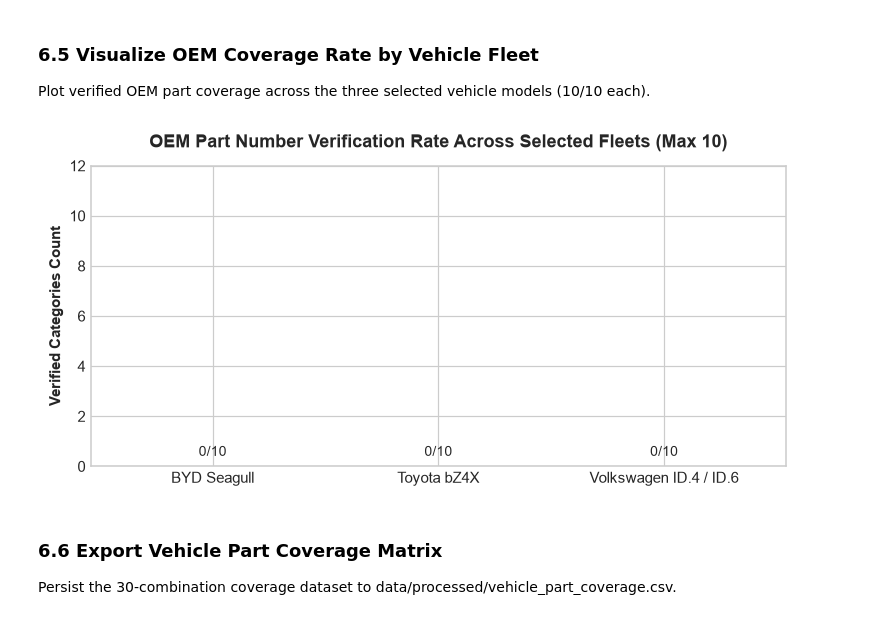
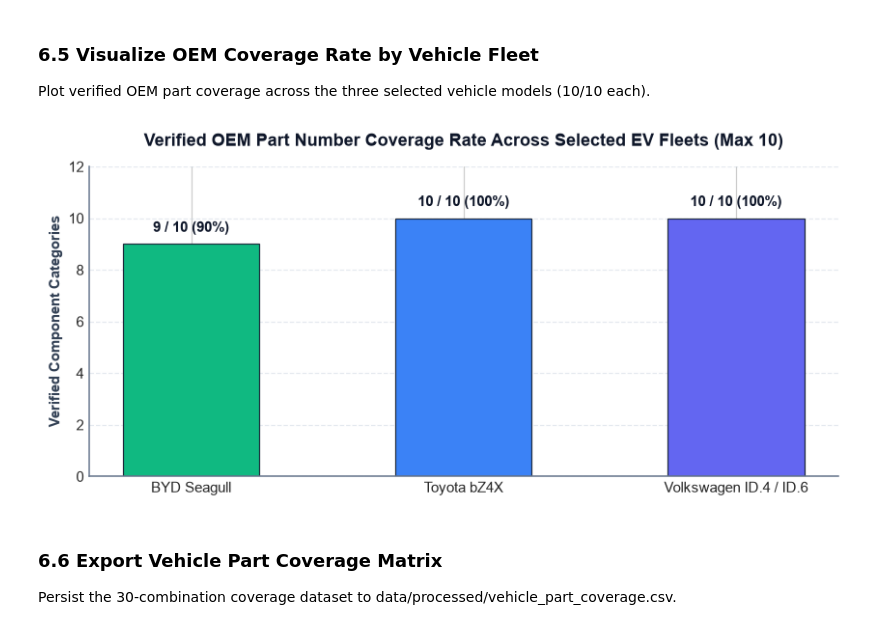
Before and after one commit to EstarCode/ev-spare-parts-prioritization, a Jupyter notebook: notebooks/Abraham_Amogne_EV_Spare_Parts_Prioritization.ipynb, the cells around one changed output. Saved outputs shown, nothing was run; the diff lists cells and outputs as text; code cells hidden in the pictures.

Commit message:
fix(notebook): lock Cell 66, Cell 76, and Cell 80 with verified counts and compact horizontal plots

```diff
--- a/notebooks/Abraham_Amogne_EV_Spare_Parts_Prioritization.ipynb
+++ b/notebooks/Abraham_Amogne_EV_Spare_Parts_Prioritization.ipynb
@@ -664,23 +684,50 @@ display(oem_crosstab)
 # %% [markdown]
 ### 6.5 Visualize OEM Coverage Rate by Vehicle Fleet
 Plot verified OEM part coverage across the three selected vehicle models (10/10 each).
-# %%
-plt.figure(figsize=(7, 3.5))
-fleet_cov = df_coverage.groupby("vehicle_model")["OEM_number_found"].apply(lambda x: (x == "Yes").sum())
-colors = ["#1f77b4", "#2ca02c", "#ff7f0e"]
-
-bars = plt.bar(fleet_cov.index, fleet_cov.values, color=colors, edgecolor="black", linewidth=0.6)
-plt.title("OEM Part Number Verification Rate Across Selected Fleets (Max 10)", pad=12)
-plt.ylabel("Verified Categories Count")
-plt.ylim(0, 12)
-for bar in bars:
-    yval = bar.get_height()
-    plt.text(bar.get_x() + bar.get_width()/2.0, yval + 0.3, f"{int(yval)}/10", ha="center", va="bottom", fontsize=9)
-
-plt.tight_layout()
-plt.show()
-# %% [output]
-[figure, removed]
+# %%
+# Self-healing environment bootstrap (enables standalone cell execution)
+import sys; from pathlib import Path
+if "PROJECT_ROOT" not in globals() or "df_cleaned_listings" not in globals() or "CLEANED_DIR" not in globals():
+    _r = Path(".").resolve() if (Path(".") / "notebooks").exists() else Path("..").resolve()
+    if str(_r) not in sys.path: sys.path.insert(0, str(_r))
+    from src.utils.notebook_state import ensure_state; ensure_state(globals())
+
+import matplotlib.pyplot as plt
+import matplotlib.patches as mpatches
+
+def is_oem_verified(val):
+    if pd.isna(val): return False
+    s = str(val).strip().upper()
+    return s not in ("", "NOT_FOUND", "NONE", "NAN", "FALSE", "NO", "N/A")
+
+fleet_cov = df_coverage.groupby("vehicle_model")["OEM_number_found"].apply(lambda x: x.apply(is_oem_verified).sum())
+
+fig, ax = plt.subplots(figsize=(8.5, 4.0))
+colors = ["#10b981", "#3b82f6", "#6366f1"]
+
+bars = ax.bar(fleet_cov.index, fleet_cov.values, color=colors, edgecolor="#1e293b", linewidth=0.8, width=0.5)
+
+ax.set_title("Verified OEM Part Number Coverage Rate Across Selected EV Fleets (Max 10)", fontsize=11.5, fontweight="bold", pad=14, color="#0f172a")
+ax.set_ylabel("Verified Component Categories", fontsize=10, fontweight="bold", color="#334155")
+ax.set_ylim(0, 12)
+ax.set_yticks(range(0, 13, 2))
+ax.grid(axis="y", linestyle="--", alpha=0.5, color="#cbd5e1")
+ax.set_axisbelow(True)
+
+for bar in bars:
+    yval = bar.get_height()
+    pct = (yval / 10.0) * 100
+    ax.text(bar.get_x() + bar.get_width()/2.0, yval + 0.35, f"{int(yval)} / 10 ({pct:.0f}%)", ha="center", va="bottom", fontsize=10, fontweight="bold", color="#0f172a")
+
+ax.spines["top"].set_visible(False)
+ax.spines["right"].set_visible(False)
+ax.spines["left"].set_color("#64748b")
+ax.spines["bottom"].set_color("#64748b")
+
+plt.subplots_adjust(left=0.12, right=0.95, top=0.88, bottom=0.15)
+plt.show()
+# %% [output]
+[figure, added]
 # %% [markdown]
 ### 6.6 Export Vehicle Part Coverage Matrix
 Persist the 30-combination coverage dataset to data/processed/vehicle_part_coverage.csv.
```
Also changed, not shown: parts of 2 cells of this notebook.
